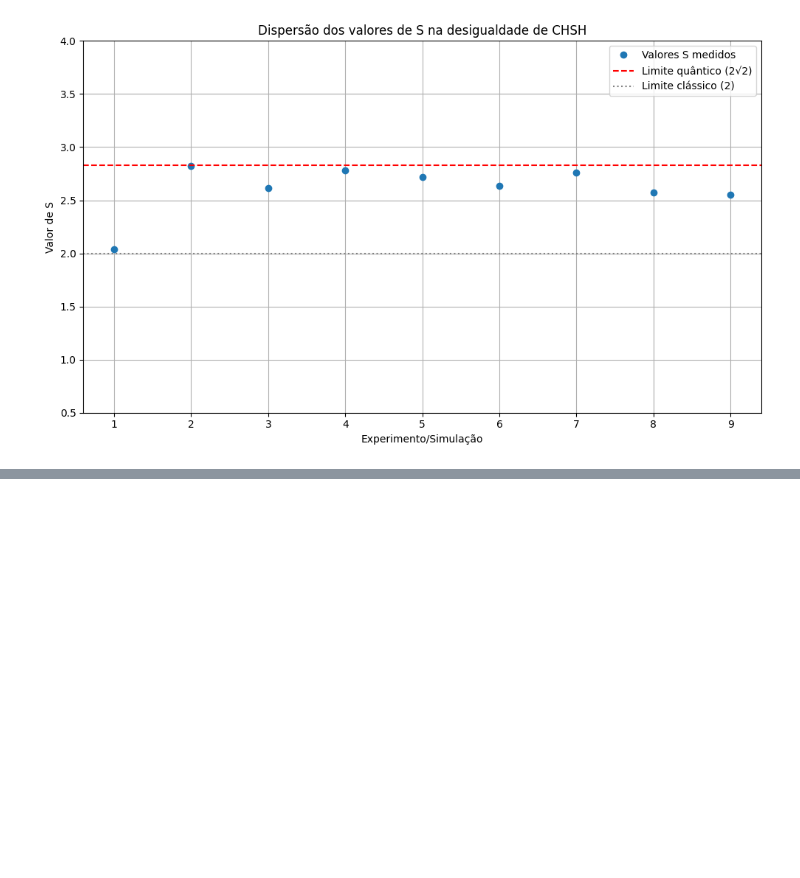
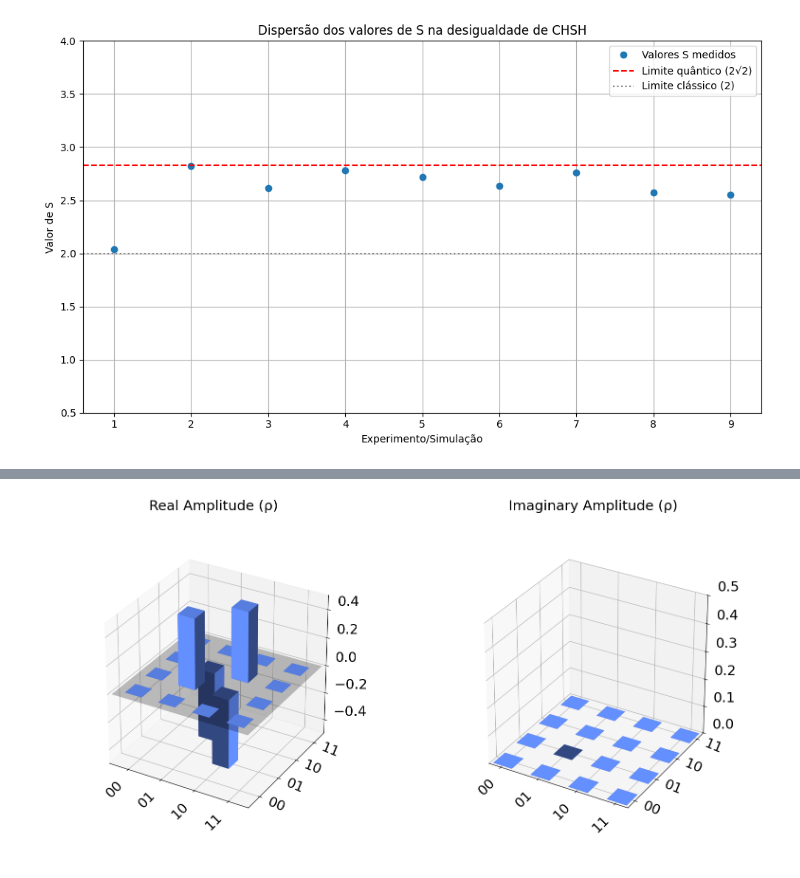
Before and after one commit to theianreis/Computa-o_qu-ntica, a Jupyter notebook: main/code/Algoritmos/Desigualdade_de_bell.ipynb/Primeiro_EME/Primeiro_EME-Desigualdade_de_Bell_(Sem Ruído).ipynb, the cells around one changed output, grey strips where cells are left out. Cells and saved outputs as stored; diff of their text form; code cells hidden in the pictures; blank space fills up the shorter version.

```diff
--- a/main/code/Algoritmos/Desigualdade_de_bell.ipynb/Primeiro_EME/Primeiro_EME-Desigualdade_de_Bell_(Sem Ruído).ipynb
+++ b/main/code/Algoritmos/Desigualdade_de_bell.ipynb/Primeiro_EME/Primeiro_EME-Desigualdade_de_Bell_(Sem Ruído).ipynb
@@ -626,0 +658,4 @@ plt.show()
+# %%
+plot_state_city(Estado_bell_ideal)
+# %% [output]
+[figure, added]
```
Also changed, not shown: parts of 9 cells of this notebook, 2 other files.
